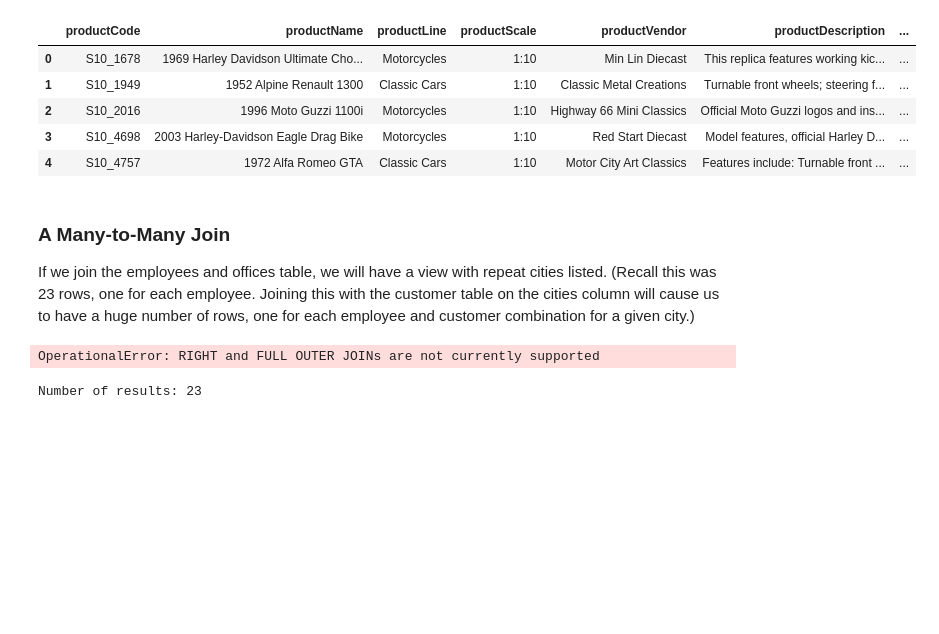
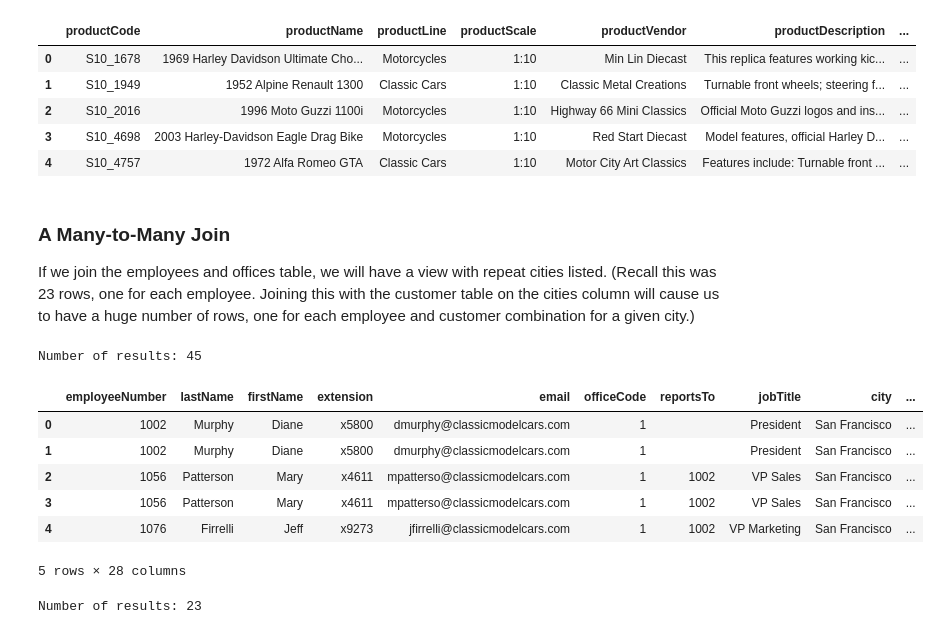
Before and after one commit to joongsukjin/dsc-1-05-12-one-to-many-and-many-to-many-joins-online-ds-pt-100118, a Jupyter notebook: index.ipynb, the cells around one changed output. Cells and saved outputs as stored; diff of their text form; code cells hidden in the pictures; blank space fills up the shorter version.

```diff
--- a/index.ipynb
+++ b/index.ipynb
@@ -132,16 +132,23 @@ If we join the employees and offices table, we will have a view with repeat citi
 (Recall this was 23 rows, one for each employee. Joining this with the customer table on the cities column will cause us to have a huge number of rows, one for each employee and customer combination for a given city.)
 # %%
 cur.execute("""select * from employees
-                        full join offices
+                        join offices
                         using(officeCode)
-                        full join customers
+                        join customers
                         using(city);""")
 df = pd.DataFrame(cur.fetchall())
 df.columns = [i[0] for i in cur.description]
 print('Number of results:', len(df))
 df.head()
 # %% [output]
-OperationalError: RIGHT and FULL OUTER JOINs are not currently supported
+Number of results: 45
+|  | employeeNumber | lastName | firstName | extension | email | officeCode | reportsTo | jobTitle | city | ... |
+| 0 | 1002 | Murphy | Diane | x5800 | dmurphy@classicmodelcars.com | 1 |  | President | San Francisco | ... |
+| 1 | 1002 | Murphy | Diane | x5800 | dmurphy@classicmodelcars.com | 1 |  | President | San Francisco | ... |
+| 2 | 1056 | Patterson | Mary | x4611 | mpatterso@classicmodelcars.com | 1 | 1002 | VP Sales | San Francisco | ... |
+| 3 | 1056 | Patterson | Mary | x4611 | mpatterso@classicmodelcars.com | 1 | 1002 | VP Sales | San Francisco | ... |
+| 4 | 1076 | Firrelli | Jeff | x9273 | jfirrelli@classicmodelcars.com | 1 | 1002 | VP Marketing | San Francisco | ... |
+5 rows × 28 columns
 # %%
 cur.execute("""select * from employees;""")
 df = pd.DataFrame(cur.fetchall())
```
